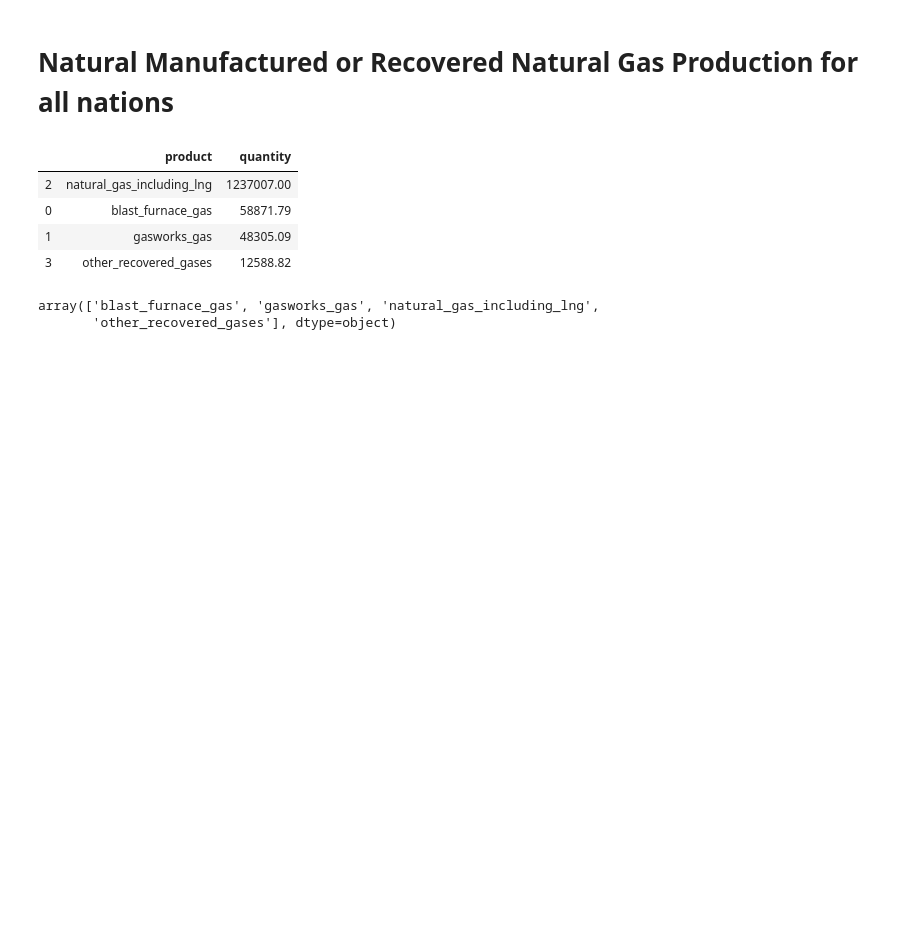
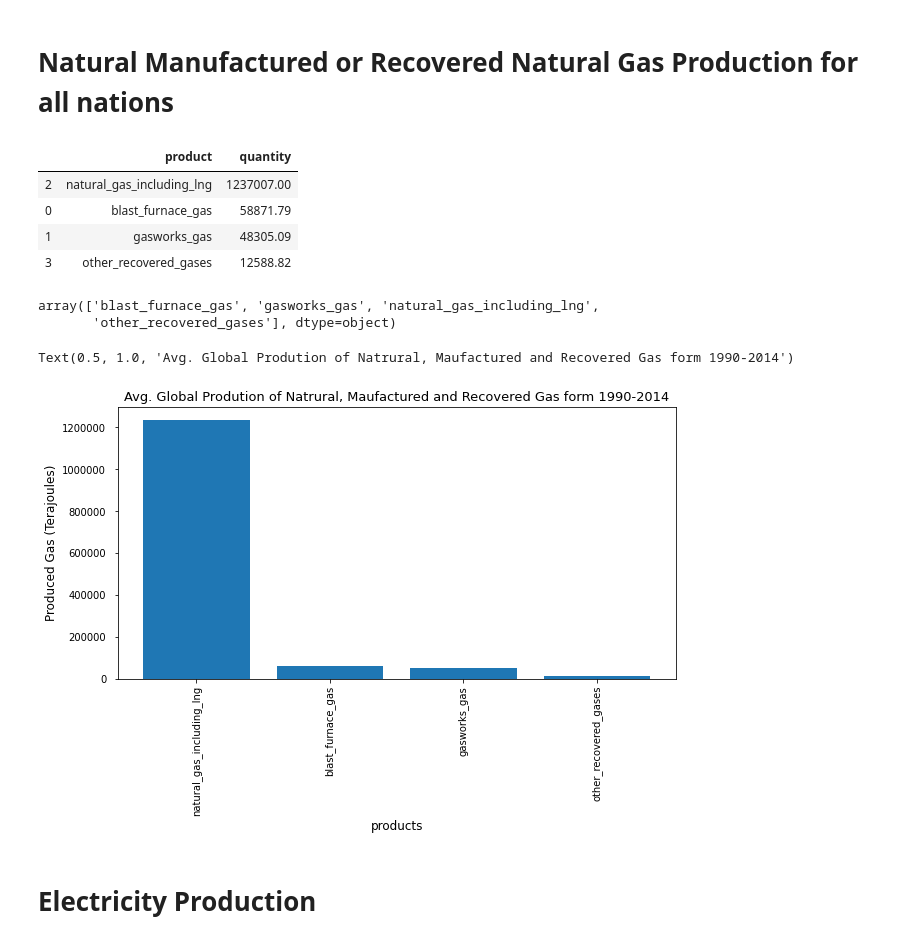
Before and after one commit to philipayazi/International-Energy-Statistics, a Jupyter notebook: International_Energy_Statistics.ipynb, the cells around one changed output. Drawn from its saved outputs; the diff is of its cells as text; code cells hidden in the pictures; blank space fills up the shorter version.

Commit message:
More Visualizations and Data Wrangling

```diff
--- a/International_Energy_Statistics.ipynb
+++ b/International_Energy_Statistics.ipynb
@@ -444,3 +441,22 @@ Natural_Manufactured_or_Recovered_Gas_df['product'].unique()
 # %% [output]
 array(['blast_furnace_gas', 'gasworks_gas', 'natural_gas_including_lng',
        'other_recovered_gases'], dtype=object)
+# %%
+gas_products = Natural_Manufactured_or_Recovered_Gas_Production['product']
+gas_quantity = Natural_Manufactured_or_Recovered_Gas_Production['quantity']
+
+fig, ax1 = plt.subplots(figsize=(10,5))
+
+
+ax1.bar(gas_products, gas_quantity)
+ax1.tick_params('x', labelrotation=90)
+ax1.tick_params('y', pad=8)
+ax1.set_xlabel('products', fontsize=12)
+ax1.set_ylabel('Produced Gas (Terajoules)', fontsize=12)
+ax1.ticklabel_format(style='plain', axis='y')
+ax1.set_title('Avg. Global Prodution of Natrural, Maufactured and Recovered Gas form 1990-2014', fontsize=13)
+# %% [output]
+Text(0.5, 1.0, 'Avg. Global Prodution of Natrural, Maufactured and Recovered Gas form 1990-2014')
+[figure, added]
+# %% [markdown]
+# Electricity Production
```
Also changed, not shown: parts of 16 cells of this notebook.
